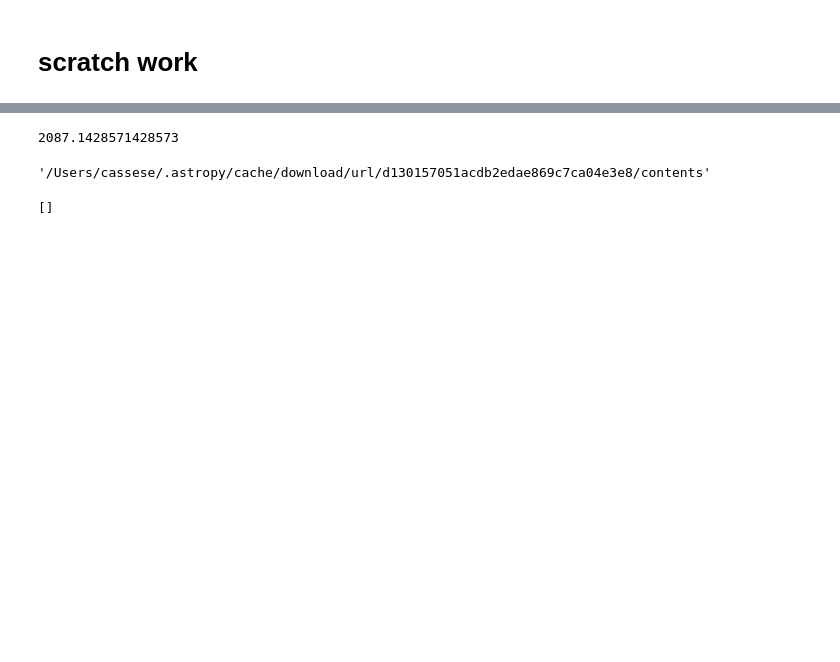
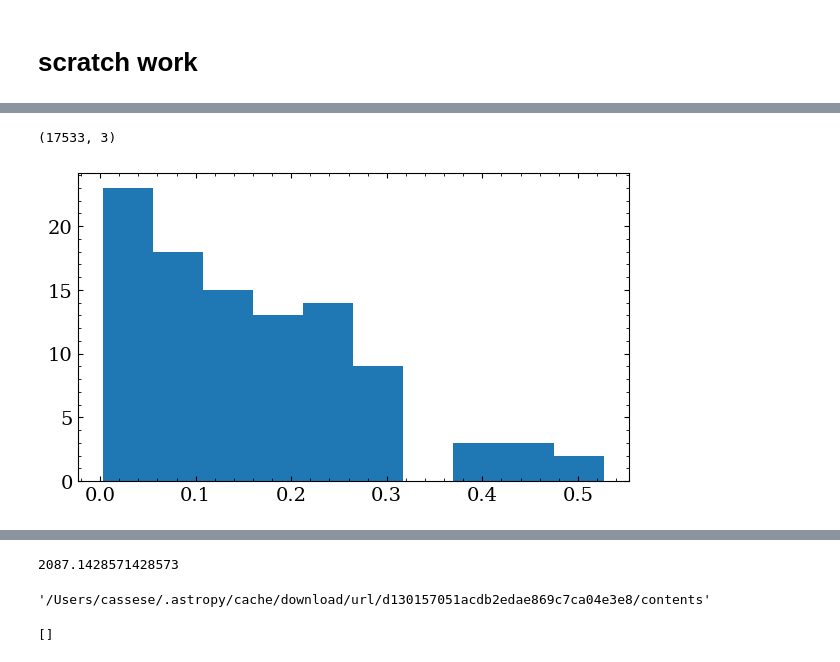
Before and after one commit to ben-cassese/jorbit, a Jupyter notebook: scratch.ipynb, the cells around one changed output, grey strips where cells are left out. Cells and saved outputs as stored; diff of their text form; code cells hidden in the pictures; blank space fills up the shorter version.

```diff
--- a/scratch.ipynb
+++ b/scratch.ipynb
@@ -419,7 +28,0 @@ np.zeros((2000, 1_000_000), dtype=np.uint16).nbytes / 1e9
-# %%
-j = np.zeros(1_000_000, dtype=np.uint16)
-
-inds = np.random.randint(0, 1_000_000, 100_000)
-j[inds] = 1
-
-%timeit q = np.where(j == 1)
@@ -427,0 +66,11 @@ j[inds] = 1
+# %%
+t0 = Time("2020-01-01")
+forward_times = t0 + jnp.arange(0, 20.001, 10*u.hour.to(u.year))*u.year
+reverse_times = t0 - jnp.arange(0, 20.001, 10*u.hour.to(u.year))*u.year
+
+forward_pos = jnp.load("forward_pos.npy")
+reverse_pos = jnp.load("reverse_pos.npy")
+# %%
+forward_pos.shape
+# %% [output]
+(17533, 3)
@@ -427,0 +131,16 @@ j[inds] = 1
+# %%
+q = generate_ephem("737779", 10, 30, 10)
+# %%
+errs = []
+for _i in tqdm(range(100)):
+    delta = np.random.uniform(0, 20)
+    t_test = t0 + delta * u.year
+    err = test_ephem("737779", q, t0+delta*u.year)
+    if err > 1.0:
+        print(delta)
+    errs.append(err)
+# %%
+errs = jnp.array(errs)
+plt.hist(errs);
+# %% [output]
+[figure, added]
```
Also changed, not shown: parts of 37 cells of this notebook, 4 other files.
